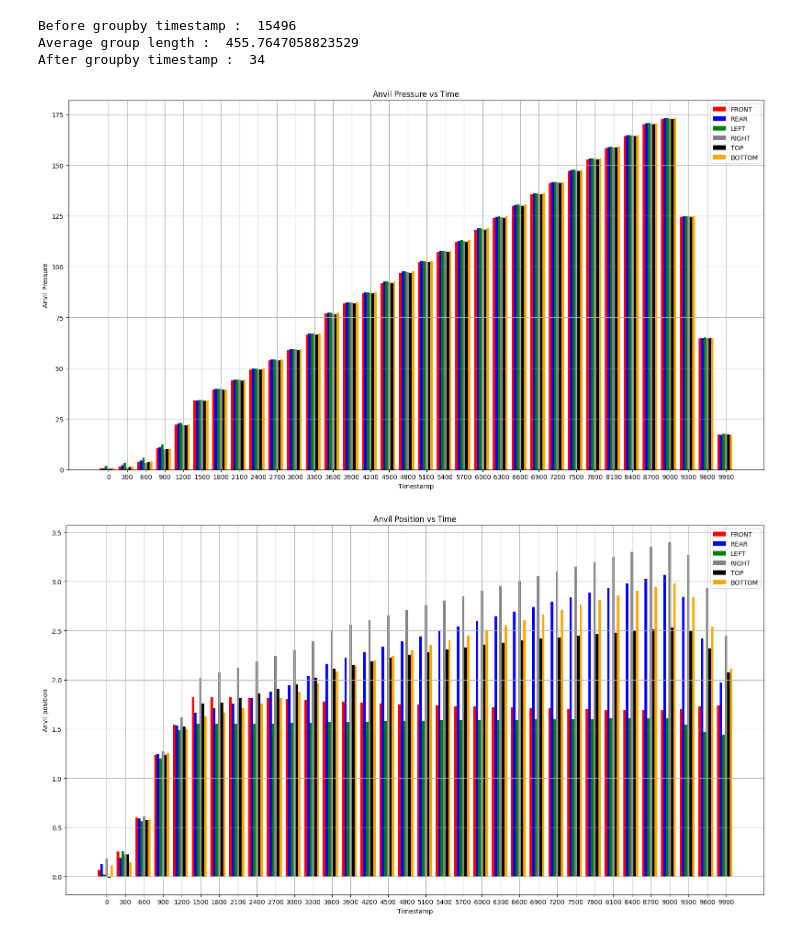
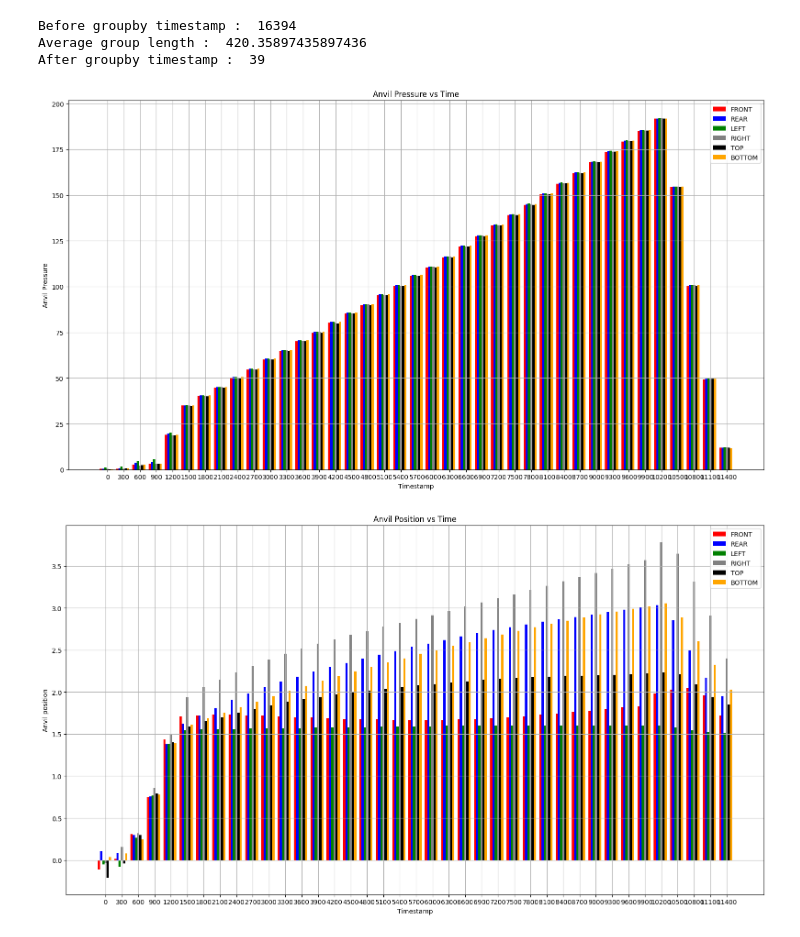
Before and after one commit to Arktosum/HPHT-code-repo, a Jupyter notebook: PRESSURE_CALIBRATION/analysis/main.ipynb, the cells around one changed output. Saved outputs shown, nothing was run; the diff lists cells and outputs as text; code cells hidden in the pictures.

```diff
--- a/PRESSURE_CALIBRATION/analysis/main.ipynb
+++ b/PRESSURE_CALIBRATION/analysis/main.ipynb
@@ -178,7 +7,10 @@ calib_17.plot_presssure()
+# %%
+df = pd.read_csv('./HP_CALIB_TEL_CHN_PYRO_A_070325.csv')
+
+MIN_TIME = 0
+MAX_TIME = float('inf')
+TIME_DELTA = 60*5
 # %%
-df = pd.read_csv('./HP_CALIB_BI_CHN_PYRO_A_060325.csv')
-
-
 
 date_time= df['DATE1'] +' ' +df['TIME1']
 def convert_to_seconds(date_str):
@@ -187,17 +19,14 @@ def convert_to_seconds(date_str):
 
 seconds_date_time = date_time.apply(convert_to_seconds)
 
-
 necessary_df = df[['ACKPOSITIONCH1','ACKPOSITIONCH2','ACKPOSITIONCH3','ACKPOSITIONCH4','ACKPOSITIONCH5','ACKPOSITIONCH6','HYDPRESSURE1','HYDPRESSURE2','HYDPRESSURE3','HYDPRESSURE4','HYDPRESSURE5','HYDPRESSURE6']]
 necessary_df = necessary_df.copy()
 necessary_df['TIMESTAMP'] = seconds_date_time
-necessary_df
+
 
 print("Before groupby timestamp : ",len(necessary_df))
 
 
-
-TIME_DELTA = 60*5
 DATA = {}
 for index, row in necessary_df.iterrows():
     pos1,pos2,pos3,pos4,pos5,pos6,pressure1,pressure2,pressure3,pressure4,pressure5,pressure6,timestamp = row
@@ -209,6 +38,8 @@ for index, row in necessary_df.iterrows():
     avg_position = (pos1 + pos2 + pos3 + pos4 + pos5+pos6)/6
     avg_pressure = (pressure1 + pressure2 + pressure3 + pressure4 + pressure5 + pressure6)/6
     DATA[timestamp].append([pos1,pos2,pos3,pos4,pos5,pos6,pressure1,pressure2,pressure3,pressure4,pressure5,pressure6,avg_position,avg_pressure])
+
+
 
 
 avg_len = 0
@@ -234,9 +65,9 @@ print("After groupby timestamp : ",len(NEW_DATA))
 # for timestamp in NEW_DATA:
 #     print(timestamp,NEW_DATA[timestamp])
 # %% [output]
-Before groupby timestamp :  15496
-Average group length :  455.7647058823529
-After groupby timestamp :  34
+Before groupby timestamp :  16394
+Average group length :  420.35897435897436
+After groupby timestamp :  39
 # %%
 BAR_COLOR = {
             "FRONT" : 'red',
@@ -258,8 +89,16 @@ data = {
     'BOTTOM' : [],
 }
 
+
+
 START_TIME = 0
 for i,timestamp in enumerate(NEW_DATA):
+    current_time = START_TIME + i*TIME_DELTA
+
+    if(MIN_TIME <= current_time <= MAX_TIME):
+        data['Category'].append(current_time)
+    else:
+        continue
     pos1,pos2,pos3,pos4,pos5,pos6,pressure1,pressure2,pressure3,pressure4,pressure5,pressure6,avg_position,avg_pressure = NEW_DATA[timestamp]
     data['FRONT'].append(pressure1)
     data['REAR'].append(pressure2)
@@ -267,8 +106,7 @@ for i,timestamp in enumerate(NEW_DATA):
     data['RIGHT'].append(pressure4)
     data['TOP'].append(pressure5)
     data['BOTTOM'].append(pressure6)
-    current_time = START_TIME + i*TIME_DELTA
-    data['Category'].append(current_time)
+
 
 
 df = pd.DataFrame(data)
@@ -296,7 +134,7 @@ plt.grid(True)
 plt.tight_layout()
 plt.show()
 # %% [output]
-[figure, old version]
+[figure, new version]
 # %%
 
 BAR_COLOR = {
@@ -322,39 +160,43 @@ data = {
 START_TIME = 0
 
 for i,timestamp in enumerate(NEW_DATA):
+    current_time = START_TIME + i*TIME_DELTA
+    if(MIN_TIME <= current_time <= MAX_TIME):
+        data['Category'].append(current_time)
+    else:
+        continue
     pos1,pos2,pos3,pos4,pos5,pos6,pressure1,pressure2,pressure3,pressure4,pressure5,pressure6,avg_position,avg_pressure = NEW_DATA[timestamp]
     data['FRONT'].append(pos1)
     data['REAR'].append(pos2)
     data['LEFT'].append(pos3)
     data['RIGHT'].append(pos4)
     data['TOP'].append(pos5)
     data['BOTTOM'].append(pos6)
-    current_time = START_TIME + i*TIME_DELTA
-    data['Category'].append(current_time)
+
 
 df = pd.DataFrame(data)
 categories = df['Category']
 
 groups = df.columns[1:]
 
 x = np.arange(len(categories))
 width = 0.8 / len(groups)
 
 
 fig, ax = plt.subplots(figsize=(16, 9))
 for i, group in enumerate(groups):
     color = BAR_COLOR[group]
     ax.bar(x + (i - len(groups) / 2) * width, df[group], width, label=group,color=color)
 
 ax.set_xlabel('Timestamp')
 ax.set_ylabel('Anvil position')
 ax.set_title(f'Anvil Position vs Time')
 ax.set_xticks(x)
 ax.set_xticklabels(categories)
 ax.legend()
 
 plt.grid(True)
 plt.tight_layout()
 plt.show()
 # %% [output]
-[figure, old version]
+[figure, new version]
```
Also changed, not shown: parts of 6 cells of this notebook, 22 other files.
